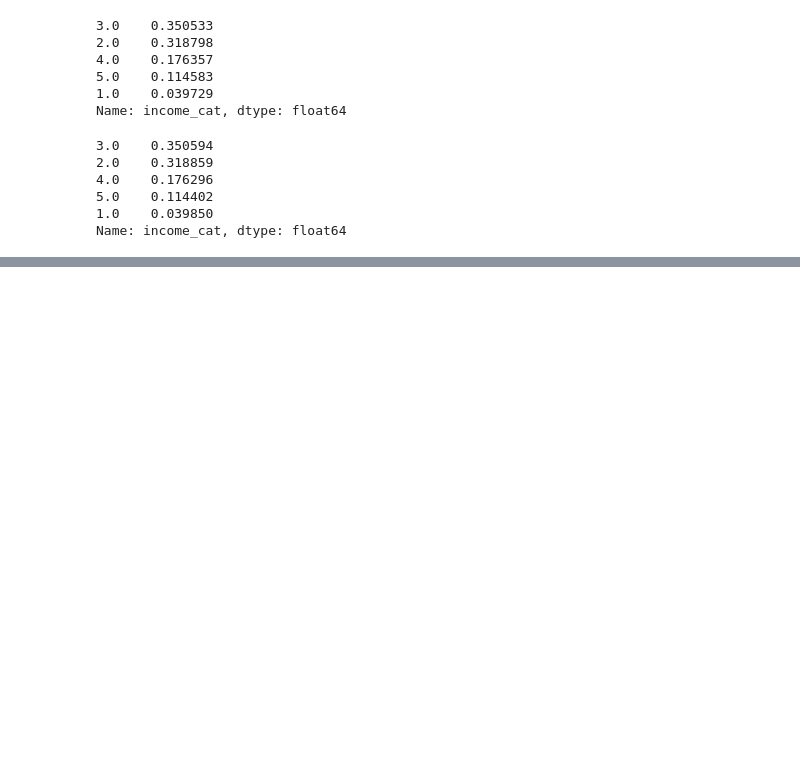
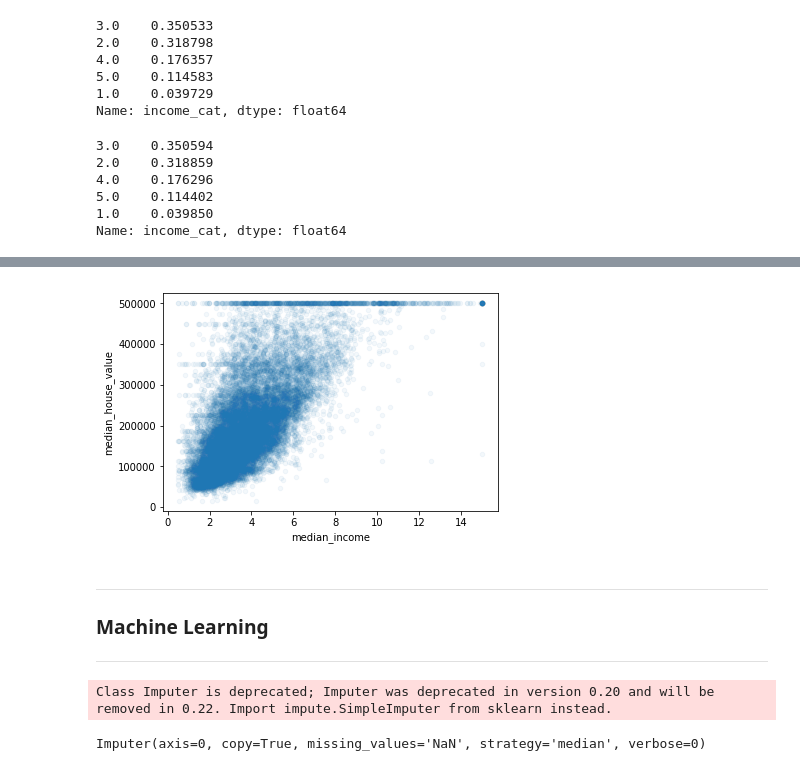
Before and after one commit to mauriciorey/machine_learning_projects, a Jupyter notebook: regression.ipynb, the cells around one changed output, grey strips where cells are left out. Cells and saved outputs as stored; diff of their text form; code cells hidden in the pictures; blank space fills up the shorter version.

```diff
--- a/regression.ipynb
+++ b/regression.ipynb
@@ -102,0 +142,9 @@ strat_train_set.iplot(kind='scatter', mode='markers', x='longitude', y='latitude
+# %%
+#Taking a closer look at median income Vs. median house value
+housing.plot(kind="scatter", x="median_income", y="median_house_value", alpha=0.05);
+# %% [output]
+[figure, added]
+# %% [markdown]
+** **
+### Machine Learning
+** **
@@ -102,0 +155,7 @@ strat_train_set.iplot(kind='scatter', mode='markers', x='longitude', y='latitude
+# %%
+#Data Cleaning
+from sklearn.preprocessing import Imputer
+
+imputer = Imputer(strategy="median")
+# %% [output]
+Class Imputer is deprecated; Imputer was deprecated in version 0.20 and will be removed in 0.22. Import impute.SimpleImputer from sklearn instead.
@@ -102,0 +165,5 @@ strat_train_set.iplot(kind='scatter', mode='markers', x='longitude', y='latitude
+# %%
+#Calculating the median for each num attribute
+imputer.fit(housing_num)
+# %% [output]
+Imputer(axis=0, copy=True, missing_values='NaN', strategy='median', verbose=0)
```
Also changed, not shown: parts of 28 cells of this notebook.
